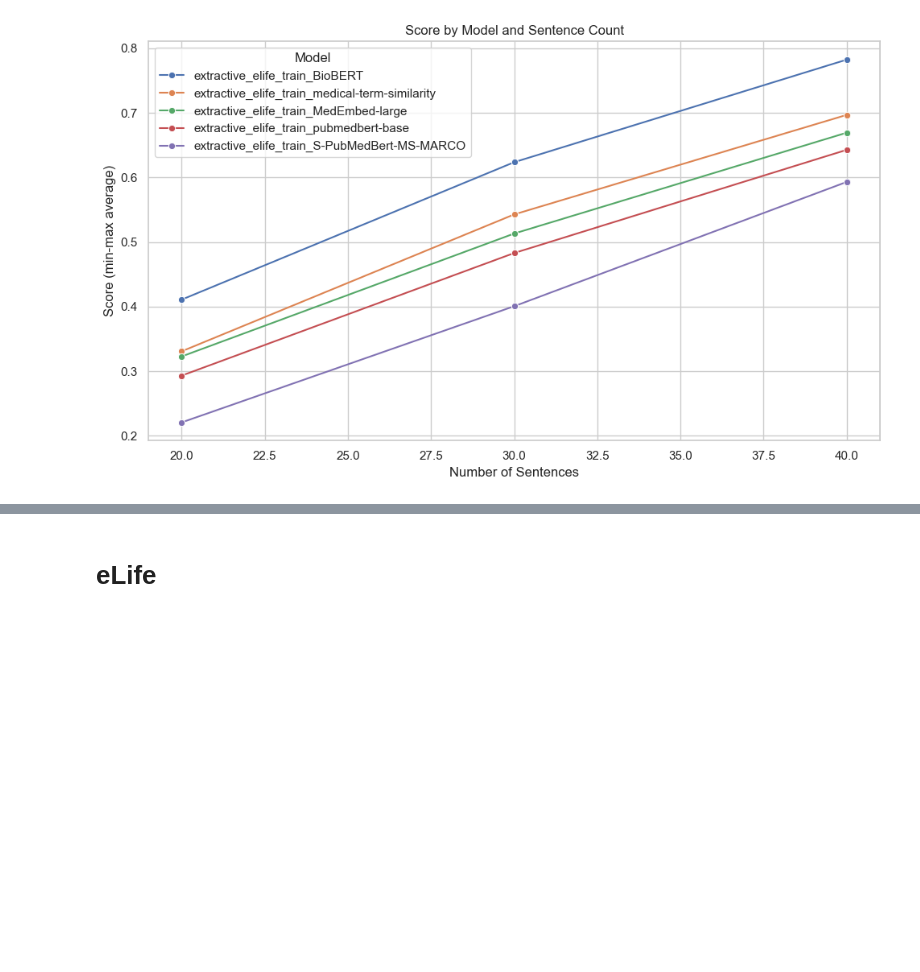
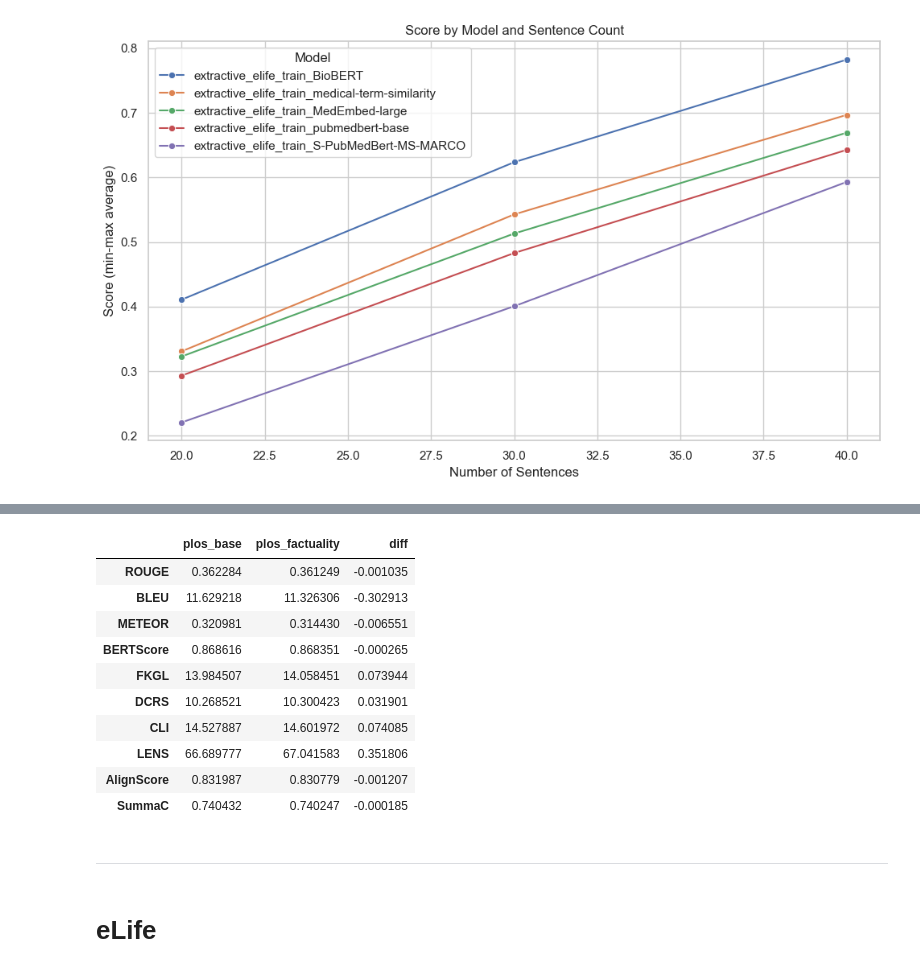
Before and after one commit to whopriyamuw/biolaysumm2025-task, a Jupyter notebook: notebooks/evals_analsis.ipynb, the cells around one changed output, grey strips where cells are left out. Drawn from its saved outputs; the diff is of its cells as text; code cells hidden in the pictures; blank space fills up the shorter version.

```diff
--- a/notebooks/evals_analsis.ipynb
+++ b/notebooks/evals_analsis.ipynb
@@ -165,3 +221,19 @@ plot_evals(evals, "extractive_evals.pdf")
+# %%
+diff_evals(plos_base, plos_factuality, name_a="plos_base", name_b="plos_factuality")
+# %% [output]
+|  | plos_base | plos_factuality | diff |
+| ROUGE | 0.362284 | 0.361249 | -0.001035 |
+| BLEU | 11.629218 | 11.326306 | -0.302913 |
+| METEOR | 0.320981 | 0.314430 | -0.006551 |
+| BERTScore | 0.868616 | 0.868351 | -0.000265 |
+| FKGL | 13.984507 | 14.058451 | 0.073944 |
+| DCRS | 10.268521 | 10.300423 | 0.031901 |
+| CLI | 14.527887 | 14.601972 | 0.074085 |
+| LENS | 66.689777 | 67.041583 | 0.351806 |
+| AlignScore | 0.831987 | 0.830779 | -0.001207 |
+| SummaC | 0.740432 | 0.740247 | -0.000185 |
+# %% [markdown]
+---
 # %% [markdown]
 # eLife
 # %%
```
Also changed, not shown: parts of 4 cells of this notebook, 2 other files.
